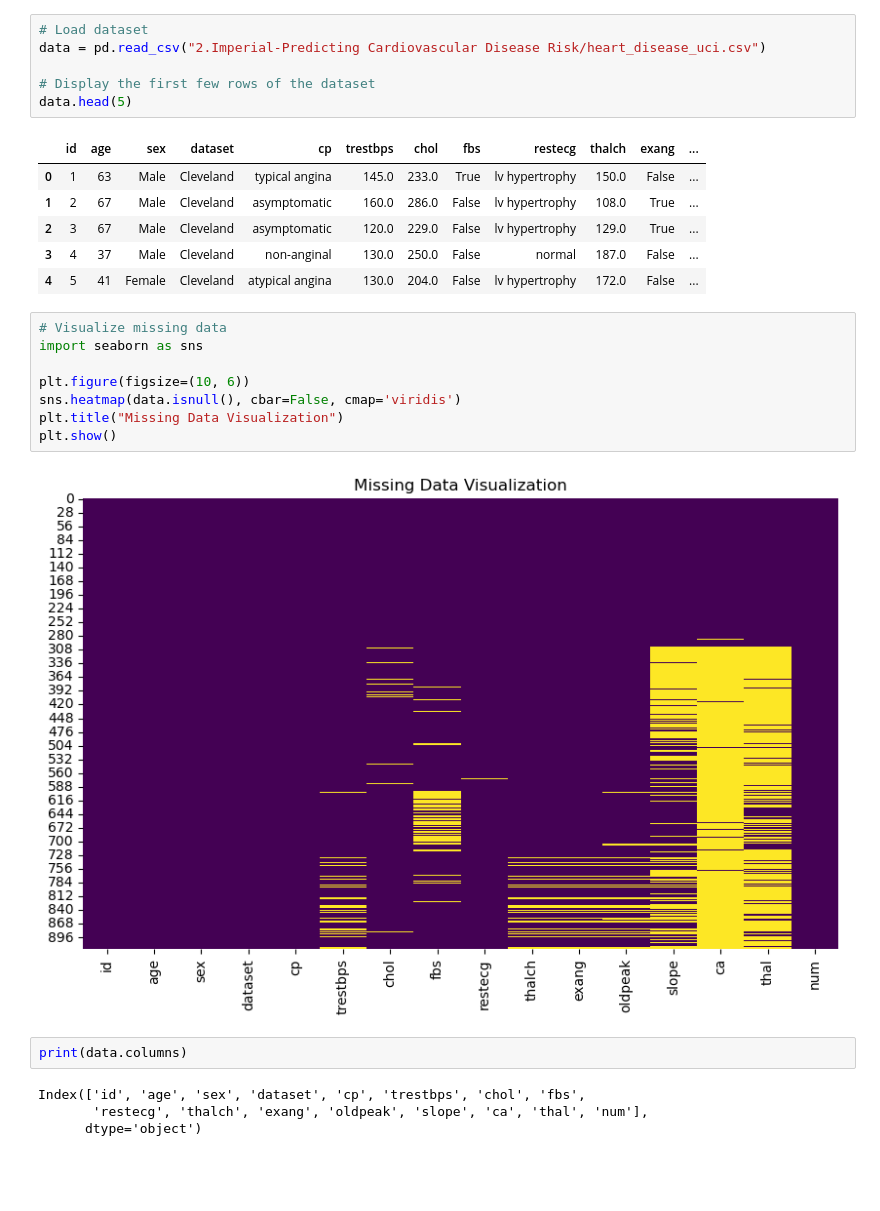
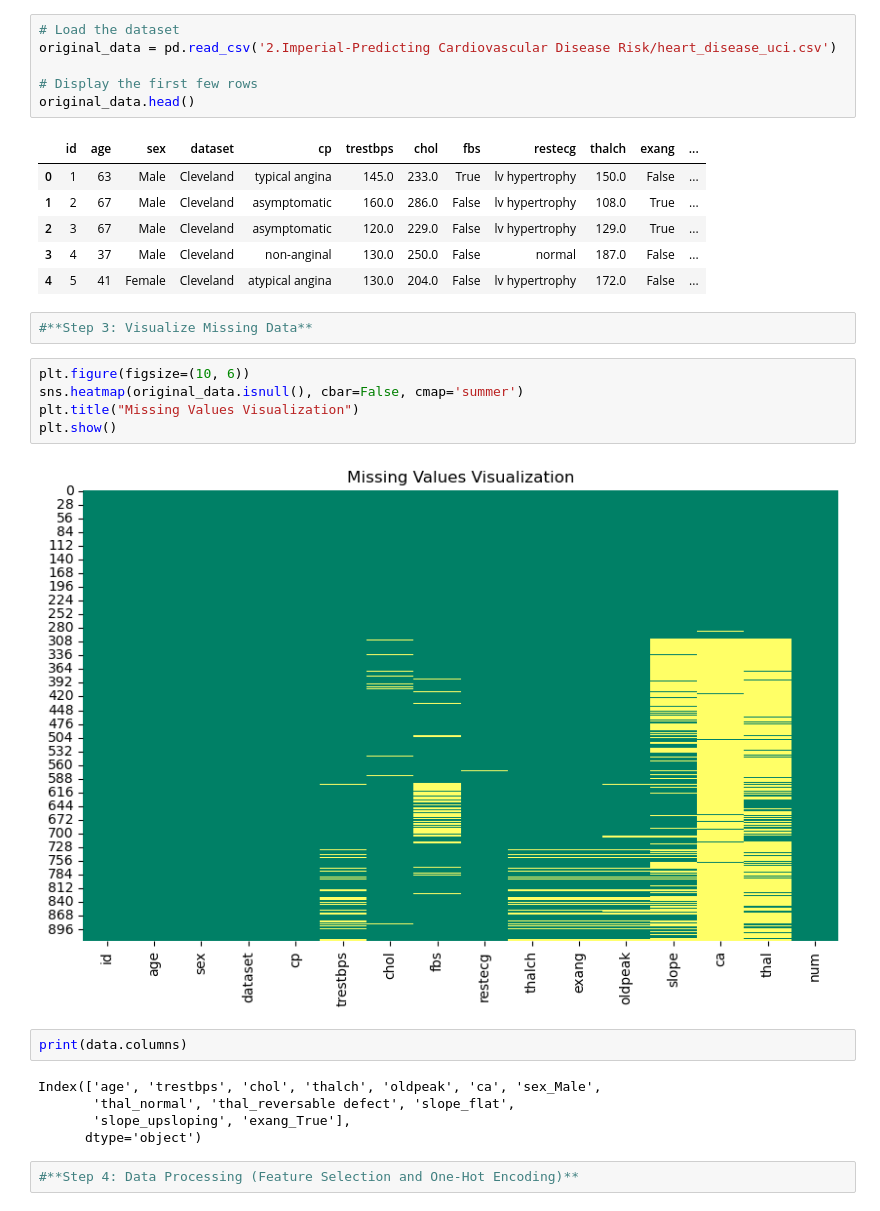
Before and after one commit to ShimaSafaeiK/Prediction-Research_Cardiovascular-Disease-Risk, a Jupyter notebook: Project.Predicting Cardiovascular Disease Risk.ipynb, the cells around one changed output. Cells and saved outputs as stored; diff of their text form; blank space fills up the shorter version.

```diff
--- a/Project.Predicting Cardiovascular Disease Risk.ipynb
+++ b/Project.Predicting Cardiovascular Disease Risk.ipynb
@@ -10,9 +16,9 @@ import tensorflow as tf
 # %%
-# Load dataset
-data = pd.read_csv("2.Imperial-Predicting Cardiovascular Disease Risk/heart_disease_uci.csv")
+# Load the dataset
+original_data = pd.read_csv('2.Imperial-Predicting Cardiovascular Disease Risk/heart_disease_uci.csv')
 
-# Display the first few rows of the dataset
-data.head(5)
+# Display the first few rows
+original_data.head()
 # %% [output]
 |  | id | age | sex | dataset | cp | trestbps | chol | fbs | restecg | thalch | exang | ... |
 | 0 | 1 | 63 | Male | Cleveland | typical angina | 145.0 | 233.0 | True | lv hypertrophy | 150.0 | False | ... |
@@ -20,20 +26,22 @@ data.head(5)
 | 2 | 3 | 67 | Male | Cleveland | asymptomatic | 120.0 | 229.0 | False | lv hypertrophy | 129.0 | True | ... |
 | 3 | 4 | 37 | Male | Cleveland | non-anginal | 130.0 | 250.0 | False | normal | 187.0 | False | ... |
 | 4 | 5 | 41 | Female | Cleveland | atypical angina | 130.0 | 204.0 | False | lv hypertrophy | 172.0 | False | ... |
+# %%
+#**Step 3: Visualize Missing Data**
 # %%
-# Visualize missing data
-import seaborn as sns
-
 plt.figure(figsize=(10, 6))
-sns.heatmap(data.isnull(), cbar=False, cmap='viridis')
-plt.title("Missing Data Visualization")
+sns.heatmap(original_data.isnull(), cbar=False, cmap='summer')
+plt.title("Missing Values Visualization")
 plt.show()
 # %% [output]
-[figure, old version]
+[figure, new version]
 # %%
 print(data.columns)
 # %% [output]
-Index(['id', 'age', 'sex', 'dataset', 'cp', 'trestbps', 'chol', 'fbs',
-       'restecg', 'thalch', 'exang', 'oldpeak', 'slope', 'ca', 'thal', 'num'],
+Index(['age', 'trestbps', 'chol', 'thalch', 'oldpeak', 'ca', 'sex_Male',
+       'thal_normal', 'thal_reversable defect', 'slope_flat',
+       'slope_upsloping', 'exang_True'],
       dtype='object')
+# %%
+#**Step 4: Data Processing (Feature Selection and One-Hot Encoding)**
 # %%
```
Also changed, not shown: parts of 20 cells of this notebook.
